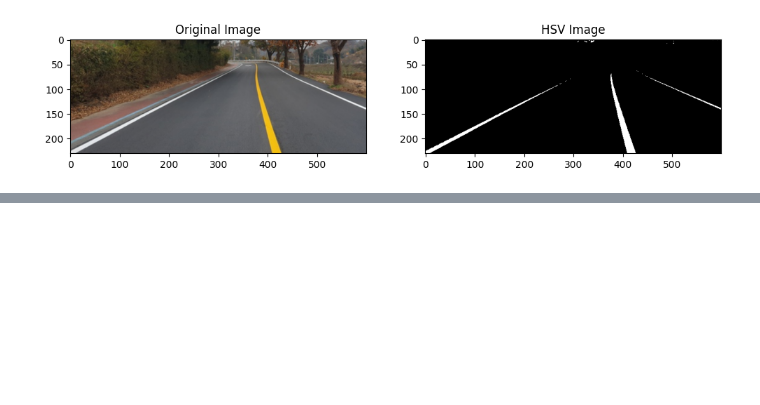
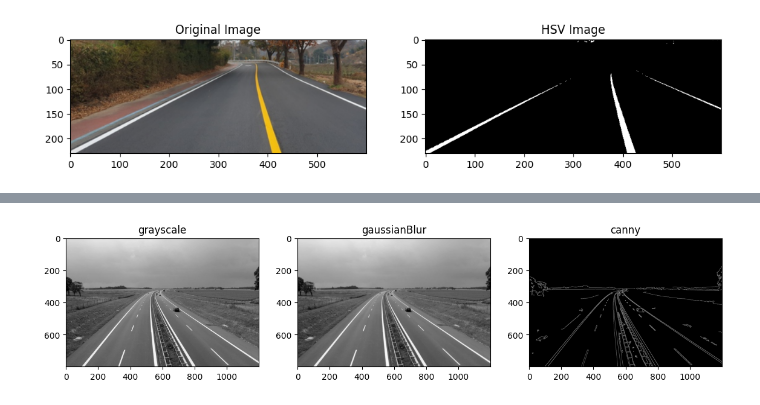
Before and after one commit to AUTO-KKYU/OpenCV, a Jupyter notebook: source/autonomous/road_detect.ipynb, the cells around one changed output, grey strips where cells are left out. Drawn from its saved outputs; the diff is of its cells as text; code cells hidden in the pictures; blank space fills up the shorter version.

Commit message:
road_detect

```diff
--- a/source/autonomous/road_detect.ipynb
+++ b/source/autonomous/road_detect.ipynb
@@ -116,0 +190,38 @@ plt.show()
+# %%
+img = mpimg.imread('/home/kkyu/amr_ws/opencv/data/road2.jpeg')
+
+def grayscale(img):
+    return cv2.cvtColor(img, cv2.COLOR_RGB2GRAY)
+
+def gaussianBlur(img, kernel_size):
+    return cv2.GaussianBlur(img, (kernel_size, kernel_size), 0)
+
+def canny(img, low_threshold, high_threshold):
+    return cv2.Canny(img, low_threshold, high_threshold)
+
+gray = grayscale(img)
+
+kernel_size = 5
+blur_gray = gaussianBlur(gray, kernel_size)
+
+low_threshold = 50
+high_threshold = 200
+edges = canny(blur_gray, low_threshold, high_threshold)
+
+plt.figure(figsize = (14,12))
+
+plt.subplot(1,3,1)
+plt.imshow(gray, cmap ='gray')
+plt.title('grayscale')
+
+plt.subplot(1,3,2)
+plt.imshow(blur_gray, cmap = 'gray')
+plt.title('gaussianBlur')
+
+plt.subplot(1,3,3)
+plt.imshow(edges, cmap = 'gray')
+plt.title('canny')
+
+plt.show()
+# %% [output]
+[figure, added]
```
Also changed, not shown: parts of 10 cells of this notebook, 1 other file.
